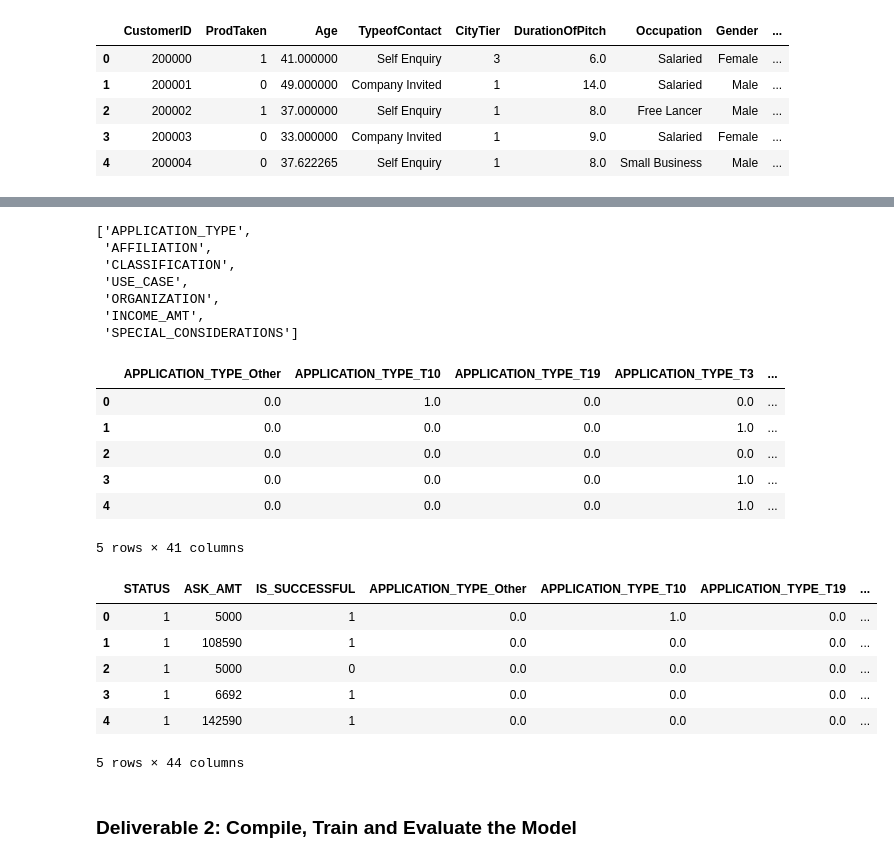
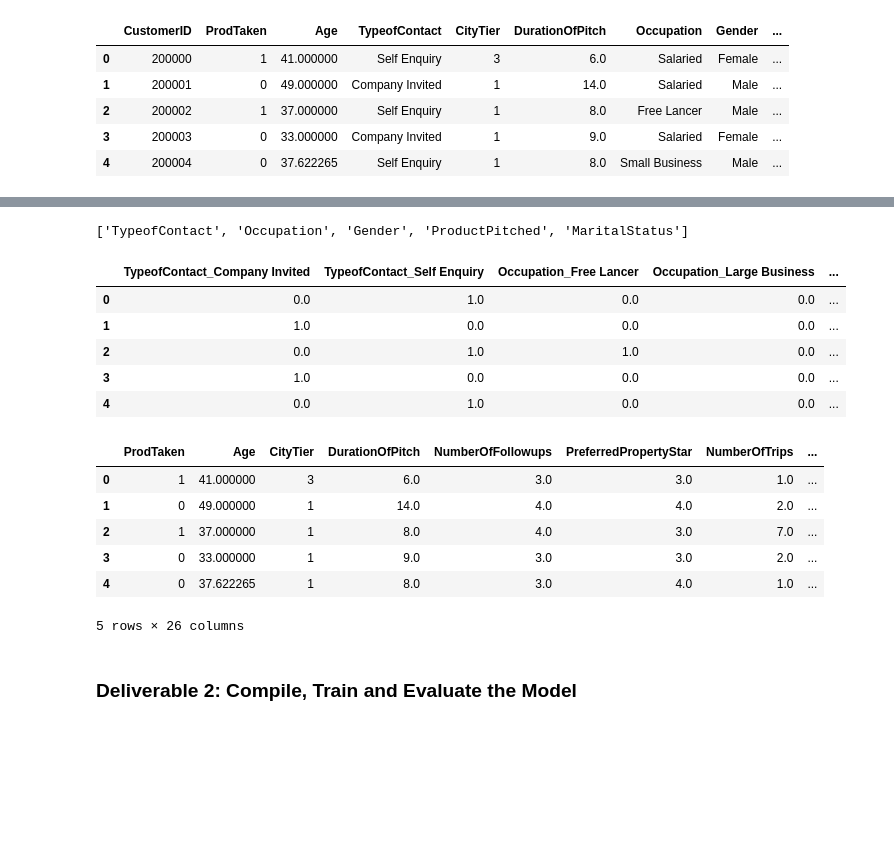
Before and after one commit to Cthompsonlbi/Team_Red, a Jupyter notebook: Notebooks/InsightNeural.ipynb, the cells around one changed output, grey strips where cells are left out. Drawn from its saved outputs; the diff is of its cells as text; code cells hidden in the pictures; blank space fills up the shorter version.

```diff
--- a/Notebooks/InsightNeural.ipynb
+++ b/Notebooks/InsightNeural.ipynb
@@ -22,7 +22,7 @@ vacay_df.head()
 | 3 | 200003 | 0 | 33.000000 | Company Invited | 1 | 9.0 | Salaried | Female | ... |
 | 4 | 200004 | 0 | 37.622265 | Self Enquiry | 1 | 8.0 | Small Business | Male | ... |
 # %%
-# Drop the non-beneficial ID columns, 'EIN' and 'NAME'.
-vacay_df = vacay_df.drop(["CustomerID", "ProdTaken","Occupation","Designation" ],axis = 1)
+# Drop the non-beneficial ID columns,
+vacay_df = vacay_df.drop(["CustomerID","Designation","NumberOfPersonVisiting","NumberOfChildrenVisiting"],axis = 1)
 vacay_df.head()
 # %% [output]
@@ -146,45 +56,38 @@ Name: CLASSIFICATION, dtype: int64
 # %%
 # Generate our categorical variable lists
-application_cat = application_df.dtypes[application_df.dtypes == "object"].index.tolist()
-application_cat
+vacay_cat = vacay_df.dtypes[vacay_df.dtypes == "object"].index.tolist()
+vacay_cat
 # %% [output]
-['APPLICATION_TYPE',
- 'AFFILIATION',
- 'CLASSIFICATION',
- 'USE_CASE',
- 'ORGANIZATION',
- 'INCOME_AMT',
- 'SPECIAL_CONSIDERATIONS']
+['TypeofContact', 'Occupation', 'Gender', 'ProductPitched', 'MaritalStatus']
 # %%
 # Create a OneHotEncoder instance
 enc = OneHotEncoder(sparse=False)
 
 # Fit and transform the OneHotEncoder using the categorical variable list
-encode_df = pd.DataFrame(enc.fit_transform(application_df[application_cat]))
+encode_df = pd.DataFrame(enc.fit_transform(vacay_df[vacay_cat]))
 
 # Add the encoded variable names to the dataframe
-encode_df.columns = enc.get_feature_names(application_cat)
+encode_df.columns = enc.get_feature_names(vacay_cat)
 encode_df.head()
 # %% [output]
-|  | APPLICATION_TYPE_Other | APPLICATION_TYPE_T10 | APPLICATION_TYPE_T19 | APPLICATION_TYPE_T3 | ... |
+|  | TypeofContact_Company Invited | TypeofContact_Self Enquiry | Occupation_Free Lancer | Occupation_Large Business | ... |
 | 0 | 0.0 | 1.0 | 0.0 | 0.0 | ... |
-| 1 | 0.0 | 0.0 | 0.0 | 1.0 | ... |
-| 2 | 0.0 | 0.0 | 0.0 | 0.0 | ... |
-| 3 | 0.0 | 0.0 | 0.0 | 1.0 | ... |
-| 4 | 0.0 | 0.0 | 0.0 | 1.0 | ... |
+| 1 | 1.0 | 0.0 | 0.0 | 0.0 | ... |
+| 2 | 0.0 | 1.0 | 1.0 | 0.0 | ... |
+| 3 | 1.0 | 0.0 | 0.0 | 0.0 | ... |
+| 4 | 0.0 | 1.0 | 0.0 | 0.0 | ... |
-5 rows × 41 columns
 # %%
 # Merge one-hot encoded features and drop the originals
-application_df = application_df.merge(encode_df, left_index=True, right_index=True)
-application_df = application_df.drop(application_cat,1)
-application_df.head()
+vacay_df = vacay_df.merge(encode_df, left_index=True, right_index=True)
+vacay_df = vacay_df.drop(vacay_cat,1)
+vacay_df.head()
 # %% [output]
-|  | STATUS | ASK_AMT | IS_SUCCESSFUL | APPLICATION_TYPE_Other | APPLICATION_TYPE_T10 | APPLICATION_TYPE_T19 | ... |
-| 0 | 1 | 5000 | 1 | 0.0 | 1.0 | 0.0 | ... |
-| 1 | 1 | 108590 | 1 | 0.0 | 0.0 | 0.0 | ... |
-| 2 | 1 | 5000 | 0 | 0.0 | 0.0 | 0.0 | ... |
-| 3 | 1 | 6692 | 1 | 0.0 | 0.0 | 0.0 | ... |
-| 4 | 1 | 142590 | 1 | 0.0 | 0.0 | 0.0 | ... |
+|  | ProdTaken | Age | CityTier | DurationOfPitch | NumberOfFollowups | PreferredPropertyStar | NumberOfTrips | ... |
+| 0 | 1 | 41.000000 | 3 | 6.0 | 3.0 | 3.0 | 1.0 | ... |
+| 1 | 0 | 49.000000 | 1 | 14.0 | 4.0 | 4.0 | 2.0 | ... |
+| 2 | 1 | 37.000000 | 1 | 8.0 | 4.0 | 3.0 | 7.0 | ... |
+| 3 | 0 | 33.000000 | 1 | 9.0 | 3.0 | 3.0 | 2.0 | ... |
+| 4 | 0 | 37.622265 | 1 | 8.0 | 3.0 | 4.0 | 1.0 | ... |
-5 rows × 44 columns
+5 rows × 26 columns
 # %%
 # Split our preprocessed data into our features and target arrays
```
Also changed, not shown: parts of 15 cells of this notebook, 11 other files.
